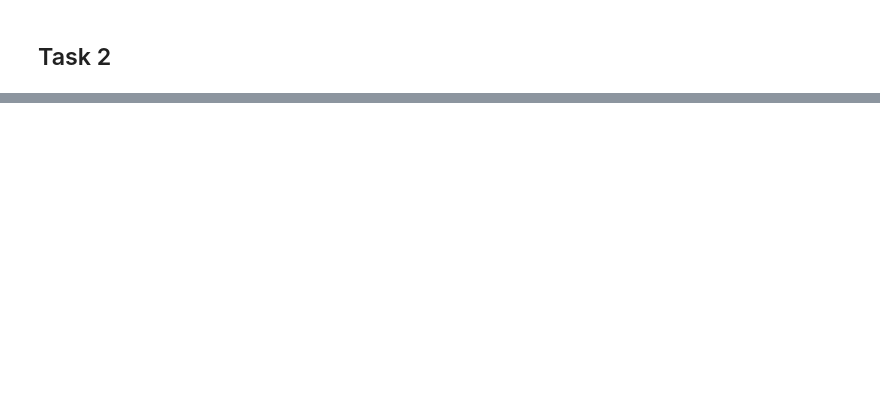
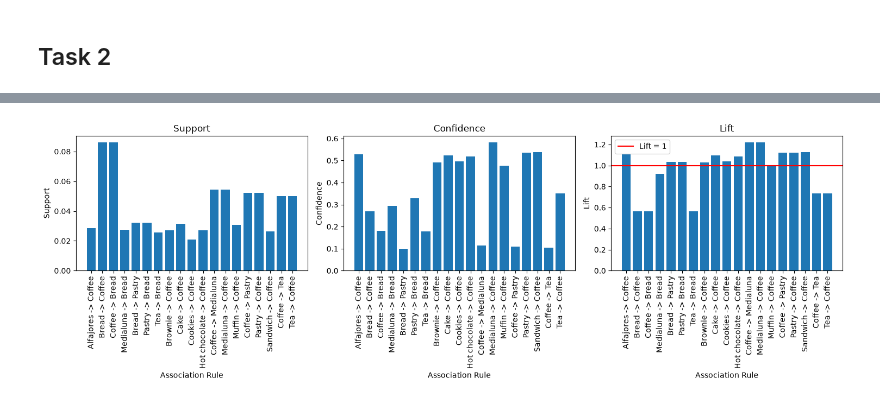
Before and after one commit to TankEngineTom/assessment2_CAB330, a Jupyter notebook: ass2_task2.ipynb, the cells around one changed output, grey strips where cells are left out. Saved outputs shown, nothing was run; the diff lists cells and outputs as text; code cells hidden in the pictures; blank space fills up the shorter version.

```diff
--- a/ass2_task2.ipynb
+++ b/ass2_task2.ipynb
@@ -174,6 +191,85 @@ transaction_list = list(transactions)
 results = list(apriori(transaction_list, min_support = 0.02, min_confidence = 0.1))
 print("\n### raw results preview ###")
 print(results[:5])
+
+def convert_apriori_results_to_pandas_df(results):
+    rules = []
+    for rule_set in results:
+        for rule in rule_set.ordered_statistics:
+             if rule.items_base and rule.items_add:
+                  rules.append([
+                    ', '.join(rule.items_base),
+                    ', '.join(rule.items_add),
+                    rule_set.support, rule.confidence, rule.lift])
+
+    return pd.DataFrame(
+        rules, columns=['Left_side', 'Right_side', 'Support', 'Confidence', 'Lift'])
+
+result_df = convert_apriori_results_to_pandas_df(results)
+result_df['Rule'] = (result_df['Left_side'] + ' -> ' + result_df['Right_side'])
+
+
+print("\n### rule table ###")
+print(result_df.to_string())
+
+print("\n### highest confidence value ###")
+print(result_df.loc[result_df['Confidence'].idxmax(), ['Left_side', 'Right_side', 'Confidence']])
+print("\n### highest lift value ###")
+print(result_df.loc[result_df['Lift'].idxmax(), ['Left_side', 'Right_side', 'Lift']])
+
+
+
+fig, (ax1, ax2, ax3) = plt.subplots(1, 3, figsize=(15, 5))
+
+x = result_df["Rule"]
+
+# Plot support
+ax1.bar(x, result_df['Support'])
+ax1.set_title("Support")
+ax1.set_xlabel("Association Rule")
+ax1.set_ylabel("Support")
+ax1.tick_params(axis='x', labelrotation=90)
+
+# Plot confidence
+ax2.bar(x, result_df['Confidence'])
+ax2.set_title("Confidence")
+ax2.set_xlabel("Association Rule")
+ax2.set_ylabel("Confidence")
+ax2.tick_params(axis='x', labelrotation=90)
+
+# Plot lift
+ax3.bar(x, result_df['Lift'])
+ax3.set_title("Lift")
+ax3.set_xlabel("Association Rule")
+ax3.set_ylabel("Lift")
+ax3.tick_params(axis='x', labelrotation=90)
+ax3.axhline(y=1, color="red", label="Lift = 1")
+ax3.legend()
+plt.tight_layout()
+plt.show()
+
+filtered_result_df = result_df[result_df['Lift'] >= 1]
+
+fig, ax = plt.subplots(figsize=(5,5))
+ax.bar(filtered_result_df["Rule"], filtered_result_df["Lift"])
+ax.set_title("Lift filtered by 1 or greater")
+ax.set_xlabel("Association Rule")
+ax.set_ylabel("Lift")
+ax.tick_params(axis='x', labelrotation=90)
+plt.tight_layout()
+plt.show()
+
+
+# question 4
+pastry_df = result_df[result_df['Left_side'].str.contains("Pastry")]
+print(pastry_df)
+# there are 2 subsets
+# according to the rules, they are likely to buy bread or coffee. it is sell substantiated. bread has a
+# supp, conf and lift of:  0.032093    0.329588  1.032835
+#  coffee: 0.052152    0.535581  1.121896
+
+medialuna_df = result_df[result_df['Left_side'].str.contains("Medialuna")]
+print(medialuna_df)
 # %% [output]
 TransactionNo
 1                          [Bread]
@@ -187,0 +291 @@ Name: Items, dtype: object
+[figure, added]
```
Also changed, not shown: parts of 2 cells of this notebook.
